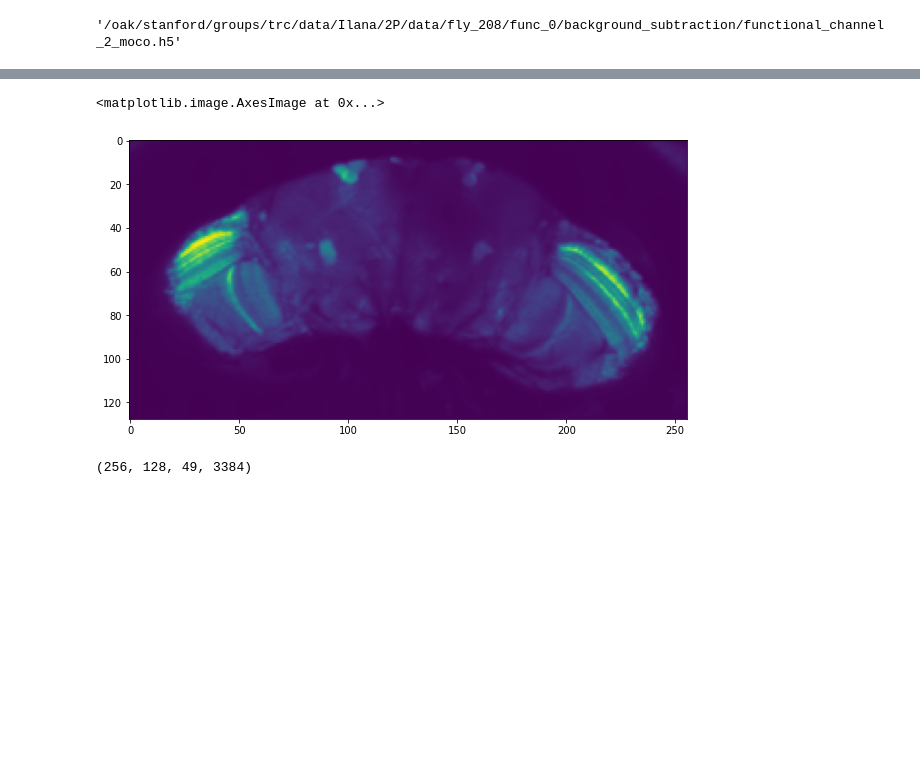
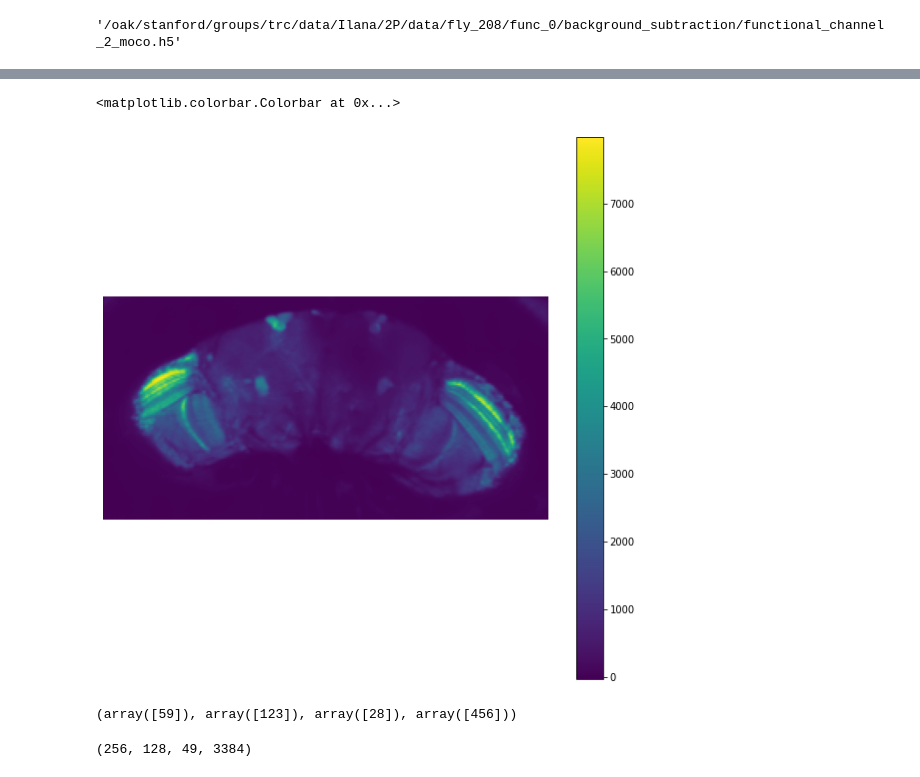
Before and after one commit to ClandininLab/brainsss, a Jupyter notebook: notebooks/20240723_warp_bg.ipynb, the cells around one changed output, grey strips where cells are left out. Cells and saved outputs as stored; diff of their text form; code cells hidden in the pictures; blank space fills up the shorter version.

```diff
--- a/notebooks/20240723_warp_bg.ipynb
+++ b/notebooks/20240723_warp_bg.ipynb
@@ -47,10 +47,15 @@ Wall time: 49 s
 # %%
 plt.figure(figsize=(10,10))
 plt.imshow(np.mean(data[:,:,20,:],axis=-1).T)
-# plt.axis('off')
+plt.axis('off')
+plt.colorbar()
 # %% [output]
-<matplotlib.image.AxesImage at 0x...>
+<matplotlib.colorbar.Colorbar at 0x...>
-[figure, old version]
+[figure, new version]
+# %%
+np.where(data==np.min(data))
+# %% [output]
+(array([59]), array([123]), array([28]), array([456]))
 # %%
 def apply_ants_trans(array, moving_resolution, fixed, transforms):
     if array.ndim>3:
```
Also changed, not shown: parts of 1 cell of this notebook, 4 other files.
